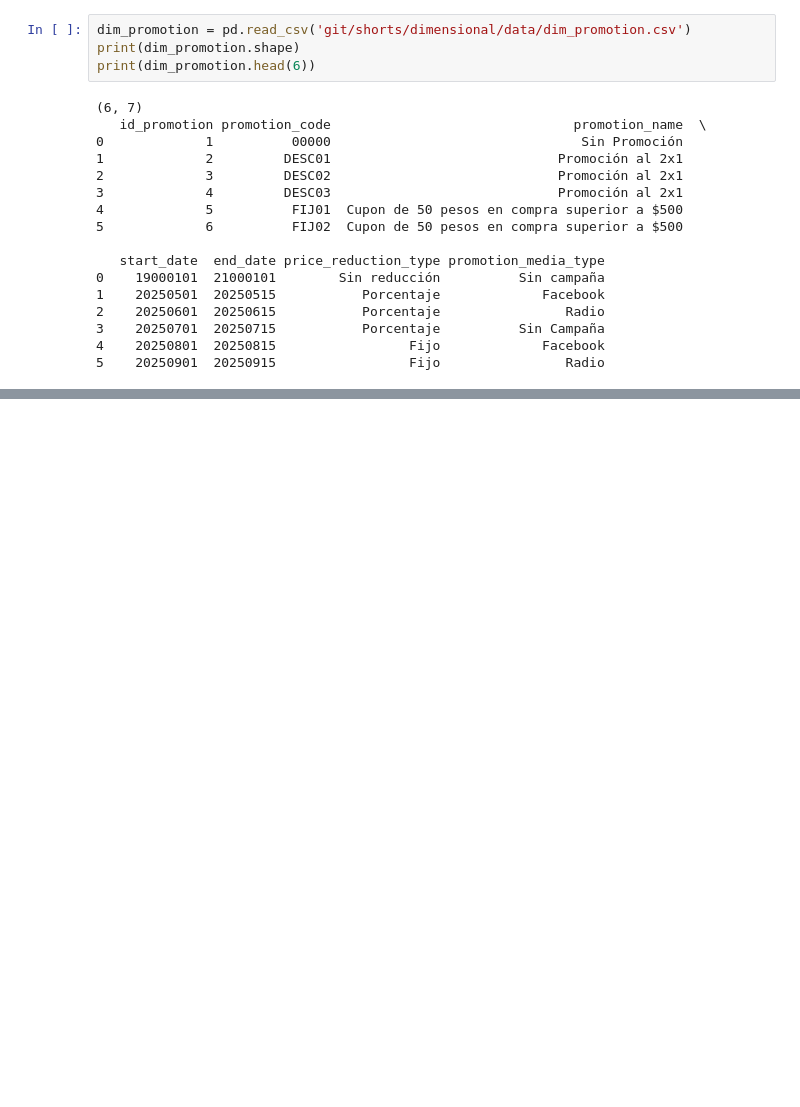
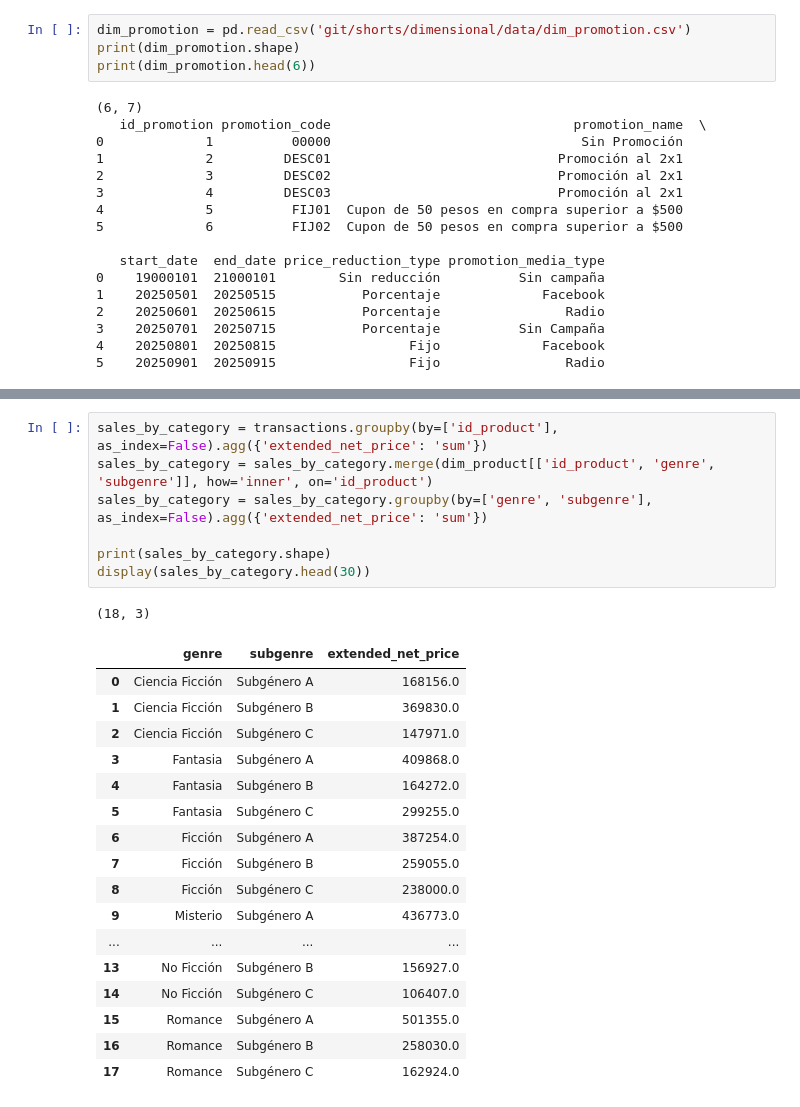
Before and after one commit to famenor/shorts, a Jupyter notebook: dimensional/03_retail_analysis.ipynb, the cells around one changed output, grey strips where cells are left out. Saved outputs shown, nothing was run; the diff lists cells and outputs as text; blank space fills up the shorter version.

```diff
--- a/dimensional/03_retail_analysis.ipynb
+++ b/dimensional/03_retail_analysis.ipynb
@@ -66,0 +100,26 @@ print(dim_promotion.head(6))
+# %%
+sales_by_category = transactions.groupby(by=['id_product'], as_index=False).agg({'extended_net_price': 'sum'})
+sales_by_category = sales_by_category.merge(dim_product[['id_product', 'genre', 'subgenre']], how='inner', on='id_product')
+sales_by_category = sales_by_category.groupby(by=['genre', 'subgenre'], as_index=False).agg({'extended_net_price': 'sum'})
+
+print(sales_by_category.shape)
+display(sales_by_category.head(30))
+# %% [output]
+(18, 3)
+|  | genre | subgenre | extended_net_price |
+| 0 | Ciencia Ficción | Subgénero A | 168156.0 |
+| 1 | Ciencia Ficción | Subgénero B | 369830.0 |
+| 2 | Ciencia Ficción | Subgénero C | 147971.0 |
+| 3 | Fantasia | Subgénero A | 409868.0 |
+| 4 | Fantasia | Subgénero B | 164272.0 |
+| 5 | Fantasia | Subgénero C | 299255.0 |
+| 6 | Ficción | Subgénero A | 387254.0 |
+| 7 | Ficción | Subgénero B | 259055.0 |
+| 8 | Ficción | Subgénero C | 238000.0 |
+| 9 | Misterio | Subgénero A | 436773.0 |
+| ... | ... | ... | ... |
+| 13 | No Ficción | Subgénero B | 156927.0 |
+| 14 | No Ficción | Subgénero C | 106407.0 |
+| 15 | Romance | Subgénero A | 501355.0 |
+| 16 | Romance | Subgénero B | 258030.0 |
+| 17 | Romance | Subgénero C | 162924.0 |
```
Also changed, not shown: parts of 6 cells of this notebook, 2 other files.
